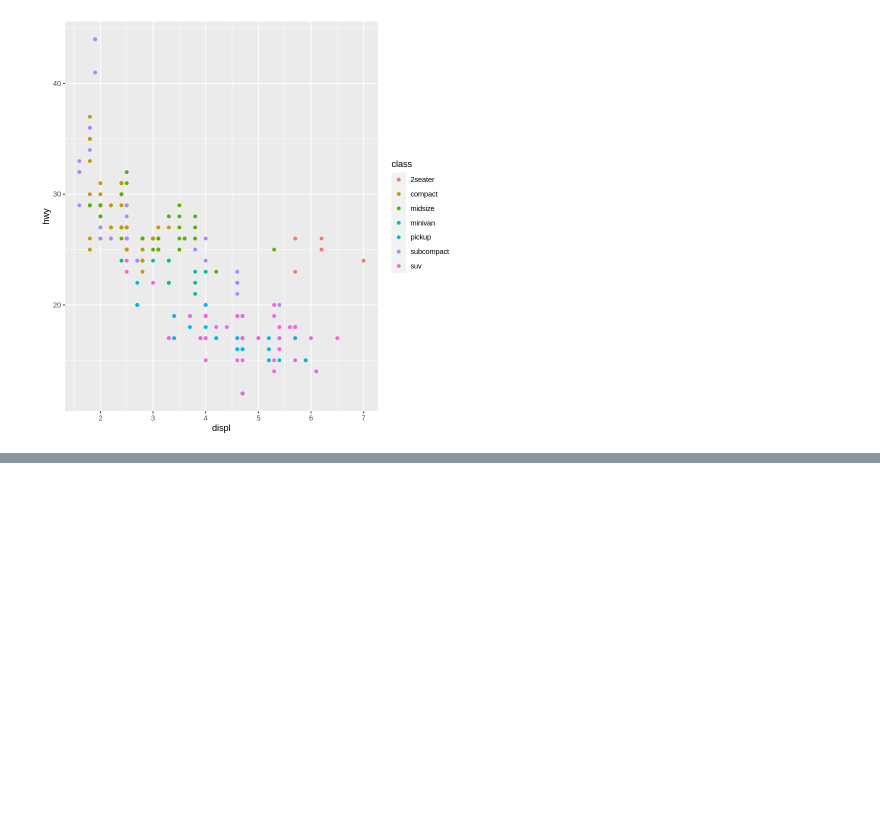
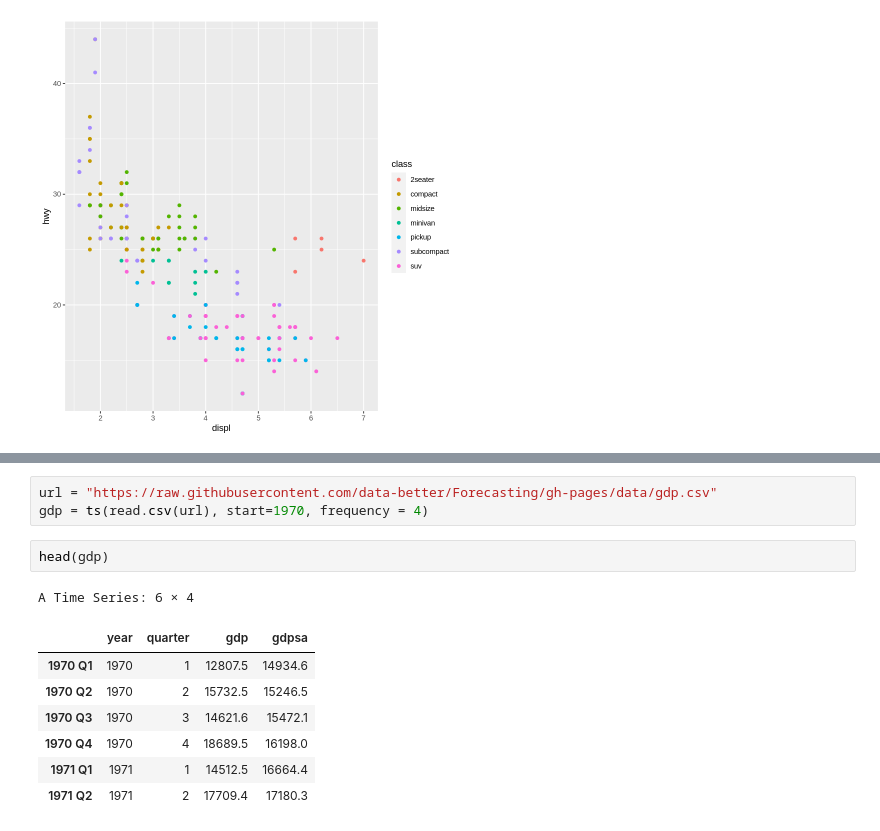
Before and after one commit to data-better/Forecasting, a Jupyter notebook: R.ipynb, the cells around one changed output, grey strips where cells are left out. Drawn from its saved outputs; the diff is of its cells as text; blank space fills up the shorter version.

```diff
--- a/R.ipynb
+++ b/R.ipynb
@@ -9,0 +23,14 @@ geom_point(aes(x=displ, y=hwy, color = class))
+# %%
+url = "https://raw.githubusercontent.com/data-better/Forecasting/gh-pages/data/gdp.csv"
+gdp = ts(read.csv(url), start=1970, frequency = 4)
+# %%
+head(gdp)
+# %% [output]
+A Time Series: 6 × 4
+|  | year | quarter | gdp | gdpsa |
+| 1970 Q1 | 1970 | 1 | 12807.5 | 14934.6 |
+| 1970 Q2 | 1970 | 2 | 15732.5 | 15246.5 |
+| 1970 Q3 | 1970 | 3 | 14621.6 | 15472.1 |
+| 1970 Q4 | 1970 | 4 | 18689.5 | 16198.0 |
+| 1971 Q1 | 1971 | 1 | 14512.5 | 16664.4 |
+| 1971 Q2 | 1971 | 2 | 17709.4 | 17180.3 |
```
Also changed, not shown: parts of 7 cells of this notebook.
